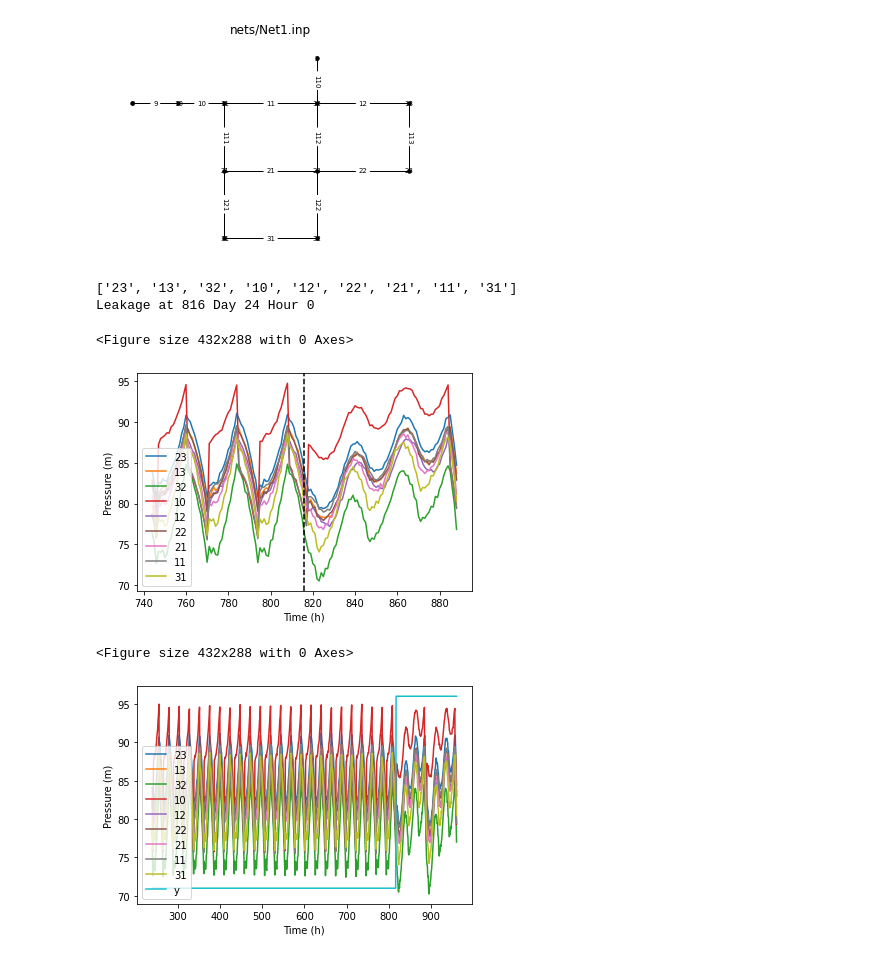
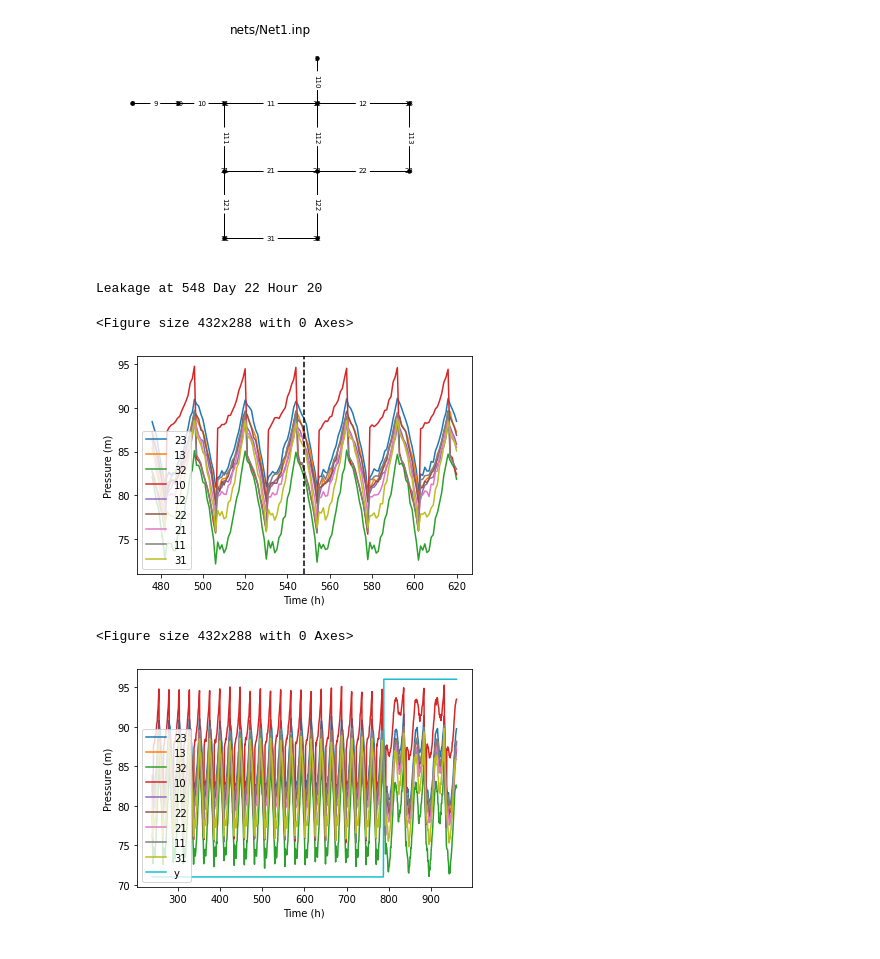
Before and after one commit to JulianBvW/BA-WDN-Leakage-Detection, a Jupyter notebook: LeakageDetection.ipynb, the cells around one changed output. Cells and saved outputs as stored; diff of their text form; code cells hidden in the pictures.

```diff
--- a/LeakageDetection.ipynb
+++ b/LeakageDetection.ipynb
@@ -76,7 +76,7 @@ Nodes: ['10', '11', '12', '13', '2', '21', '22', '23', '31', '32', '9']
 Edges: [('10', '11'), ('11', '12'), ('11', '21'), ('12', '13'), ('12', '22'), ('13', '23'), ('21', '22'), ('21', '31'), ('22', '23'), ('22', '32'), ('31', '32'), ('9', '10'), ('2', '12')]
 [figure]
 # %%
-def gen_single_data(wdn, leakage_node='', end_time=30*24, include_time=False):
+def gen_single_data(wdn, leakage_node='', end_time=30*24, include_time=False, noise_strength=0.15):
 
   # Labels
   y = np.zeros((end_time+1,))
@@ -93,7 +93,7 @@ def gen_single_data(wdn, leakage_node='', end_time=30*24, include_time=False):
   p = wdn.simulate(end_time+10*24, leakages)[10*24:]
 
   # Add noise
-  noise = np.random.normal(0, 0.15, [len(p), len(wdn.important_nodes)])
+  noise = np.random.normal(0, noise_strength, [len(p), len(wdn.important_nodes)])
   p.loc[:, wdn.important_nodes] = p.loc[:, wdn.important_nodes] + noise
 
   # Features
@@ -104,23 +104,22 @@ def gen_single_data(wdn, leakage_node='', end_time=30*24, include_time=False):
 # %%
 def show_data(X, y):
   # Get Leakage time
-  leakage_at = round(30*24 - y.sum())
-  print('Leakage at', 240+leakage_at, 'Day', leakage_at // 24, 'Hour', leakage_at % 24)
+  first_leakage_at = np.argmax(y)
+  print('Leakage at', first_leakage_at, 'Day', first_leakage_at // 24, 'Hour', first_leakage_at % 24)
 
   # Plot window around leakage time
-  plot(X.loc[240+leakage_at-3*24:leakage_at+240+3*24,:], line_at=[240+leakage_at], location="lower left")
+  plot(X.loc[first_leakage_at-3*24:first_leakage_at+3*24, X.columns != 'hour of the day'], line_at=[first_leakage_at], location="lower left")
 
   # Plot whole data including y
   Xy = X.copy()
   Xy['y'] = y * (96 - 71) + 71
-  plot(Xy, location="lower left")
+  plot(Xy.loc[:, Xy.columns != 'hour of the day'], location="lower left")
 # %%
-X, y = gen_single_data(wdn, '12', include_time=False)
+X, y = gen_single_data(wdn, '12', include_time=True, noise_strength=0.2)
 show_data(X, y)
 # %% [output]
-['23', '13', '32', '10', '12', '22', '21', '11', '31']
-Leakage at 816 Day 24 Hour 0
+Leakage at 548 Day 22 Hour 20
 <Figure size 432x288 with 0 Axes>
-[figure, old version]
+[figure, new version]
 <Figure size 432x288 with 0 Axes>
-[figure, old version]
+[figure, new version]
```
Also changed, not shown: parts of 9 cells of this notebook.
